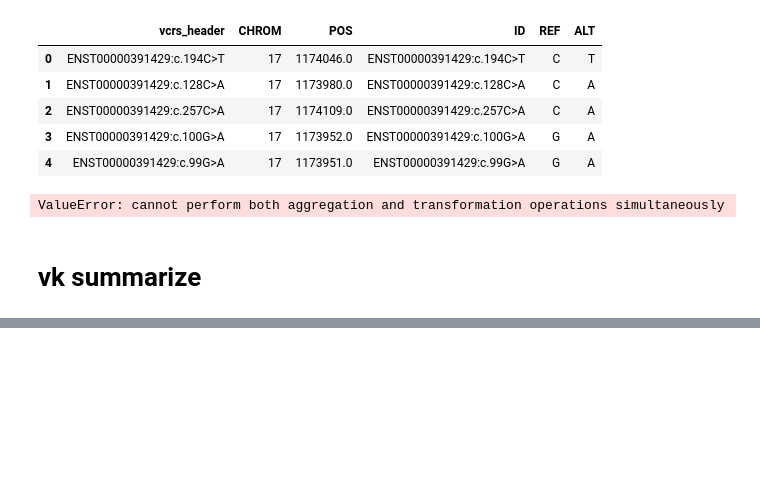
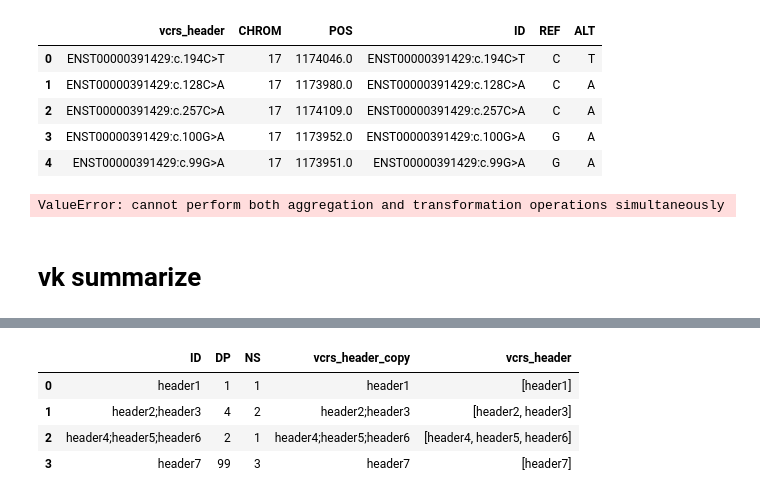
Before and after one commit to pachterlab/varseek, a Jupyter notebook: 1_2_variant_detection_sample_alignment.ipynb, the cells around one changed output, grey strips where cells are left out. Cells and saved outputs as stored; diff of their text form; code cells hidden in the pictures; blank space fills up the shorter version.

```diff
--- a/1_2_variant_detection_sample_alignment.ipynb
+++ b/1_2_variant_detection_sample_alignment.ipynb
@@ -280,0 +381,19 @@ vk.summarize(adata_path_clean, technology = technology, output_dir = vk_summariz
+# %%
+# make copy column that won't be exploded so that I know how to groupby later
+adata_var_temp["vcrs_header_copy"] = adata_var_temp["vcrs_header"]
+
+# rename to have VCF-like column names
+adata_var_temp.rename(columns={"vcrs_count": "DP", "number_obs": "NS", "vcrs_header": "ID"}, inplace=True)
+
+# explode across semicolons so that I can merge in vcf_data_df
+adata_var_temp = adata_var_temp.assign(
+    vcrs_header=adata_var_temp["ID"].str.split(";")
+).explode("ID").reset_index(drop=True)
+# %%
+adata_var_temp
+# %% [output]
+|  | ID | DP | NS | vcrs_header_copy | vcrs_header |
+| 0 | header1 | 1 | 1 | header1 | [header1] |
+| 1 | header2;header3 | 4 | 2 | header2;header3 | [header2, header3] |
+| 2 | header4;header5;header6 | 2 | 1 | header4;header5;header6 | [header4, header5, header6] |
+| 3 | header7 | 99 | 3 | header7 | [header7] |
```
Also changed, not shown: parts of 17 cells of this notebook, 5 other files.
